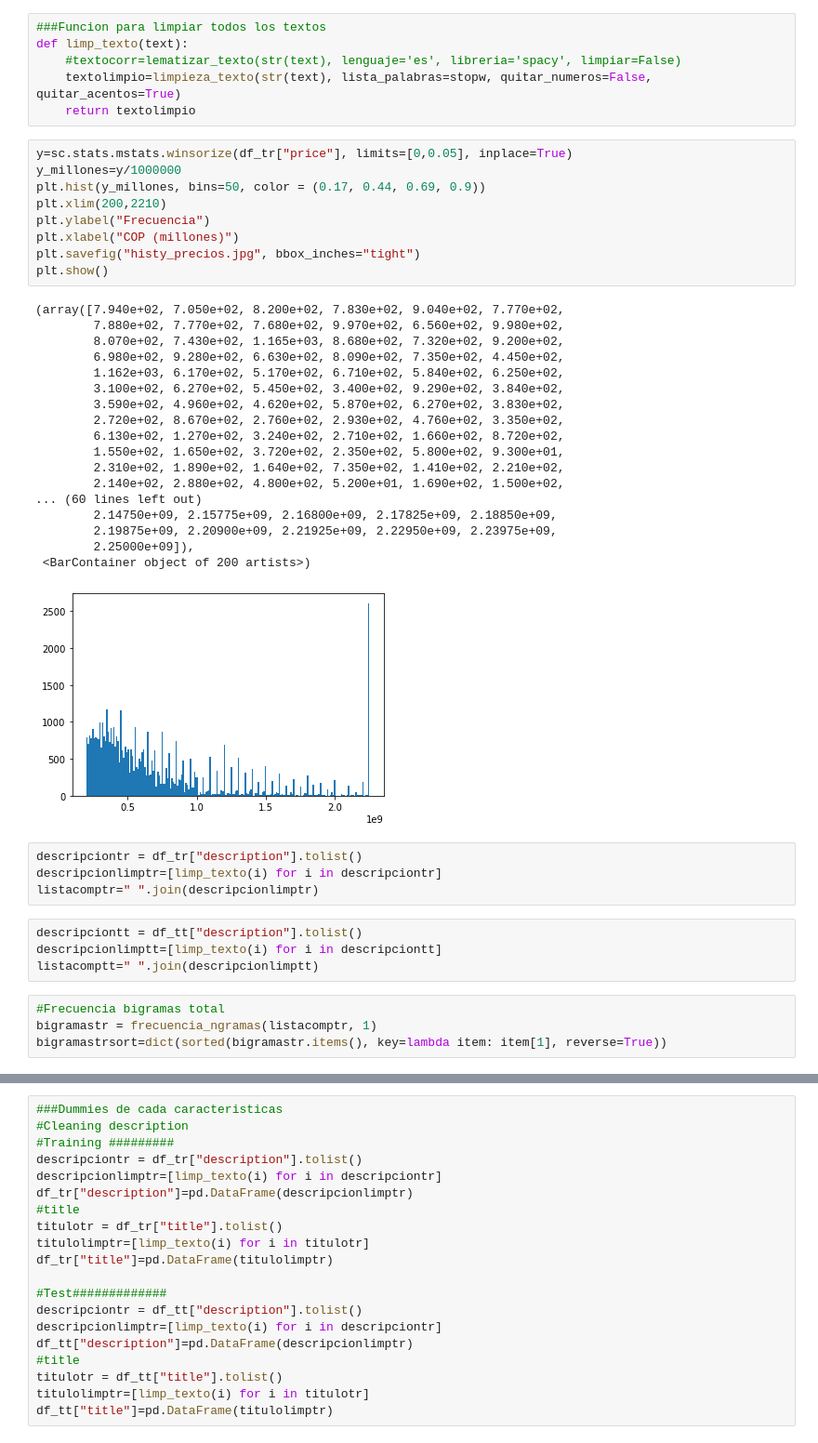
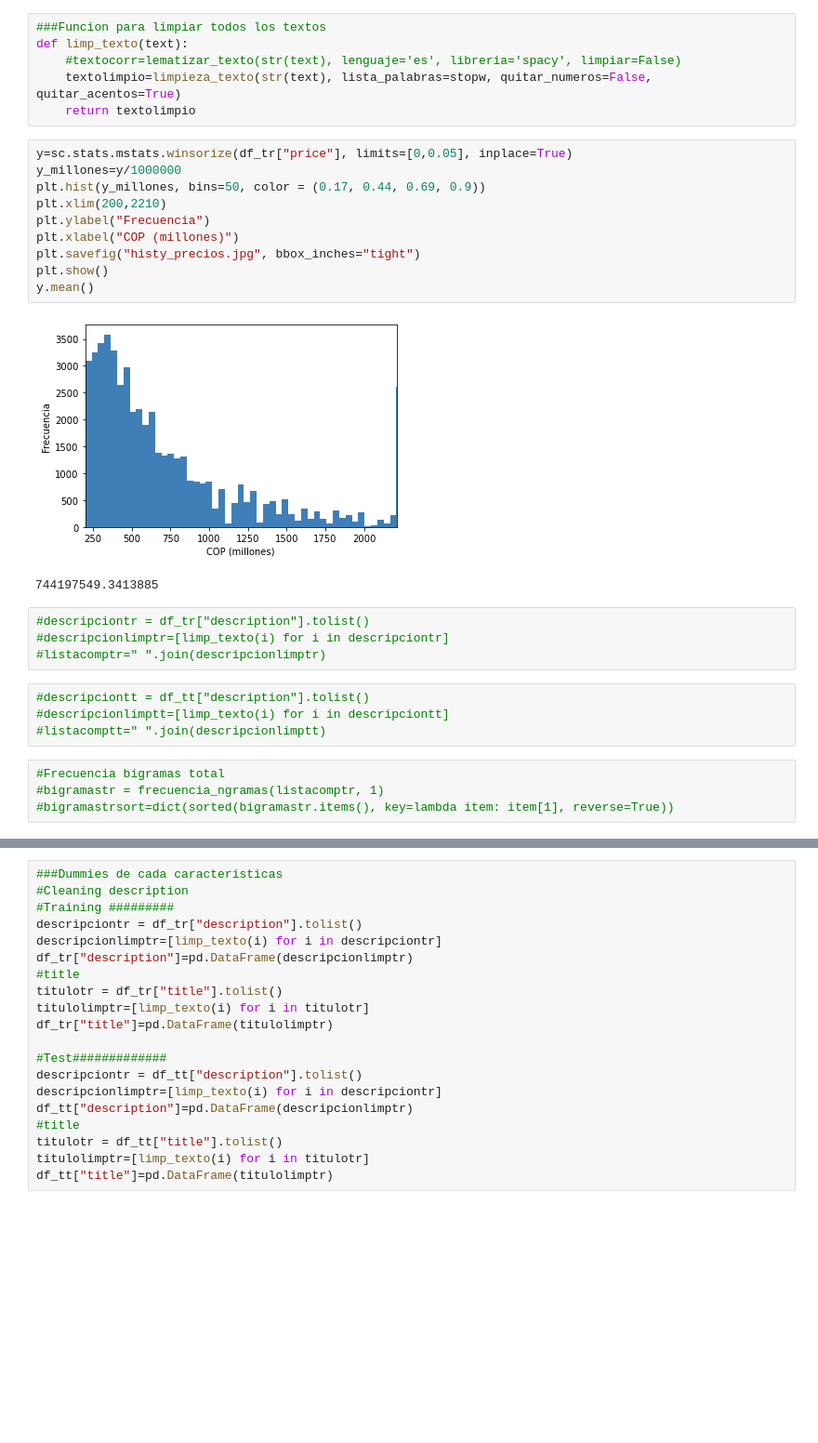
Before and after one commit to sdpinilla18/PS3_BD-ML, a Jupyter notebook: PS3 BD_ML.ipynb, the cells around one changed output, grey strips where cells are left out. Shown at 93% size. Drawn from its saved outputs; the diff is of its cells as text; blank space fills up the shorter version.

```diff
--- a/PS3 BD_ML.ipynb
+++ b/PS3 BD_ML.ipynb
@@ -66,40 +78,25 @@ def limp_texto(text):
 # %%
 y=sc.stats.mstats.winsorize(df_tr["price"], limits=[0,0.05], inplace=True)
 y_millones=y/1000000
 plt.hist(y_millones, bins=50, color = (0.17, 0.44, 0.69, 0.9))
 plt.xlim(200,2210)
 plt.ylabel("Frecuencia")
 plt.xlabel("COP (millones)")
 plt.savefig("histy_precios.jpg", bbox_inches="tight")
 plt.show()
+y.mean()
 # %% [output]
+[figure, new version]
-(array([7.940e+02, 7.050e+02, 8.200e+02, 7.830e+02, 9.040e+02, 7.770e+02,
-        7.880e+02, 7.770e+02, 7.680e+02, 9.970e+02, 6.560e+02, 9.980e+02,
-        8.070e+02, 7.430e+02, 1.165e+03, 8.680e+02, 7.320e+02, 9.200e+02,
-        6.980e+02, 9.280e+02, 6.630e+02, 8.090e+02, 7.350e+02, 4.450e+02,
-        1.162e+03, 6.170e+02, 5.170e+02, 6.710e+02, 5.840e+02, 6.250e+02,
-        3.100e+02, 6.270e+02, 5.450e+02, 3.400e+02, 9.290e+02, 3.840e+02,
-        3.590e+02, 4.960e+02, 4.620e+02, 5.870e+02, 6.270e+02, 3.830e+02,
-        2.720e+02, 8.670e+02, 2.760e+02, 2.930e+02, 4.760e+02, 3.350e+02,
-        6.130e+02, 1.270e+02, 3.240e+02, 2.710e+02, 1.660e+02, 8.720e+02,
-        1.550e+02, 1.650e+02, 3.720e+02, 2.350e+02, 5.800e+02, 9.300e+01,
-        2.310e+02, 1.890e+02, 1.640e+02, 7.350e+02, 1.410e+02, 2.210e+02,
-        2.140e+02, 2.880e+02, 4.800e+02, 5.200e+01, 1.690e+02, 1.500e+02,
-... (60 lines left out)
-        2.14750e+09, 2.15775e+09, 2.16800e+09, 2.17825e+09, 2.18850e+09,
-        2.19875e+09, 2.20900e+09, 2.21925e+09, 2.22950e+09, 2.23975e+09,
-        2.25000e+09]),
- <BarContainer object of 200 artists>)
+744197549.3413885
-[figure, old version]
 # %%
-descripciontr = df_tr["description"].tolist()
-descripcionlimptr=[limp_texto(i) for i in descripciontr]
-listacomptr=" ".join(descripcionlimptr)
+#descripciontr = df_tr["description"].tolist()
+#descripcionlimptr=[limp_texto(i) for i in descripciontr]
+#listacomptr=" ".join(descripcionlimptr)
 # %%
-descripciontt = df_tt["description"].tolist()
-descripcionlimptt=[limp_texto(i) for i in descripciontt]
-listacomptt=" ".join(descripcionlimptt)
+#descripciontt = df_tt["description"].tolist()
+#descripcionlimptt=[limp_texto(i) for i in descripciontt]
+#listacomptt=" ".join(descripcionlimptt)
 # %%
 #Frecuencia bigramas total
-bigramastr = frecuencia_ngramas(listacomptr, 1)
-bigramastrsort=dict(sorted(bigramastr.items(), key=lambda item: item[1], reverse=True))
+#bigramastr = frecuencia_ngramas(listacomptr, 1)
+#bigramastrsort=dict(sorted(bigramastr.items(), key=lambda item: item[1], reverse=True))
```
Also changed, not shown: parts of 44 cells of this notebook, 2 other files.
